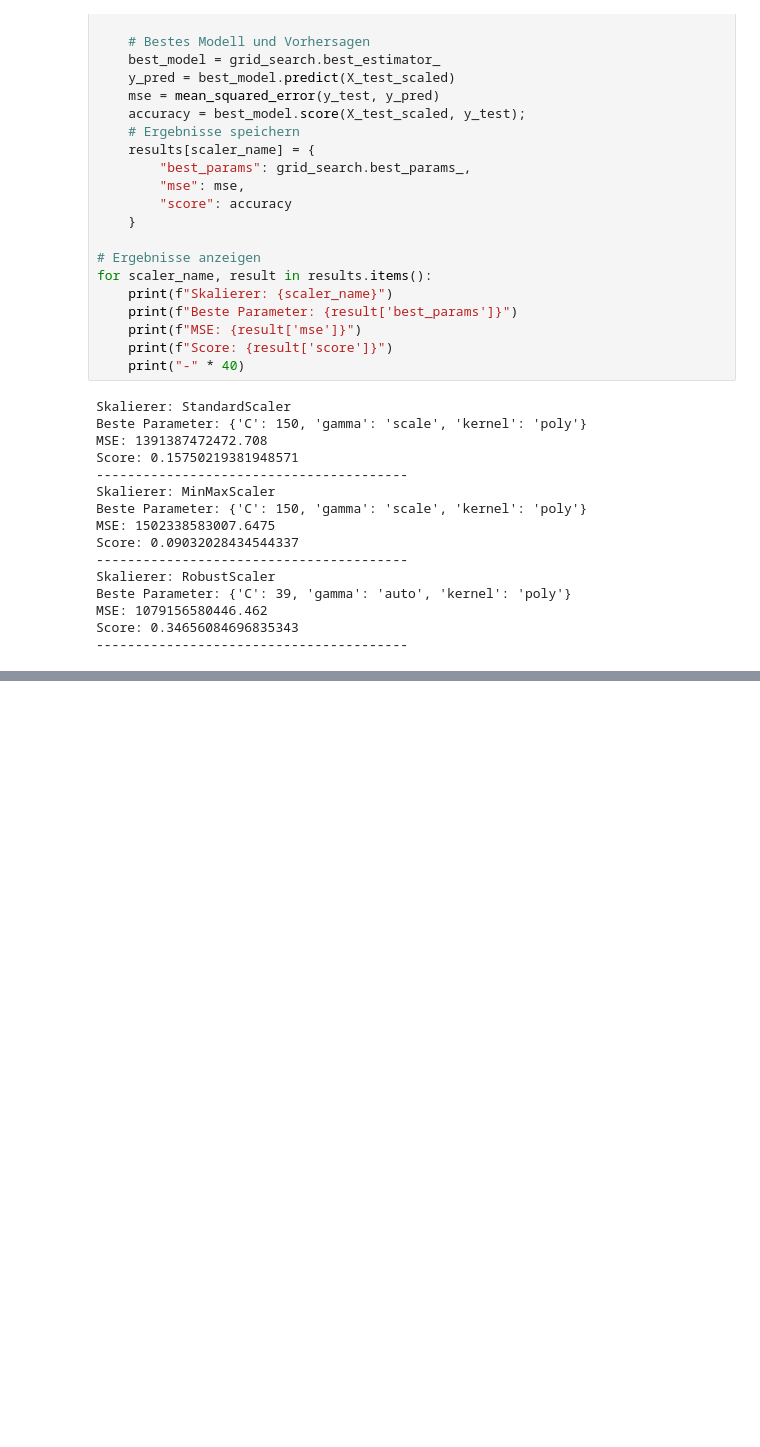
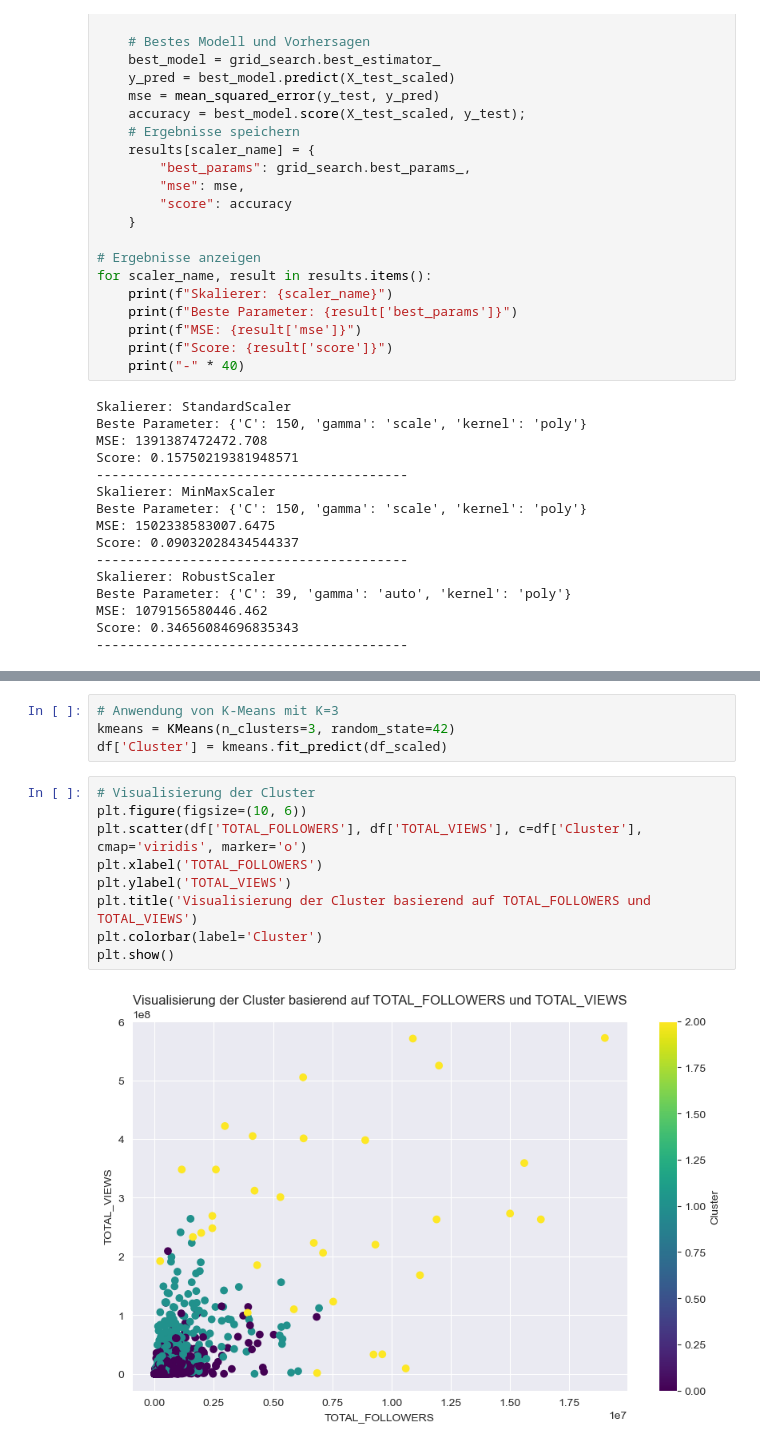
Before and after one commit to Simsi1837/ml-twitch, a Jupyter notebook: 001-twitchStreamers.ipynb, the cells around one changed output, grey strips where cells are left out. Saved outputs shown, nothing was run; the diff lists cells and outputs as text; blank space fills up the shorter version.

```diff
--- a/001-twitchStreamers.ipynb
+++ b/001-twitchStreamers.ipynb
@@ -457,0 +497,15 @@ Score: 0.34656084696835343
+# %%
+# Anwendung von K-Means mit K=3
+kmeans = KMeans(n_clusters=3, random_state=42)
+df['Cluster'] = kmeans.fit_predict(df_scaled)
+# %%
+# Visualisierung der Cluster
+plt.figure(figsize=(10, 6))
+plt.scatter(df['TOTAL_FOLLOWERS'], df['TOTAL_VIEWS'], c=df['Cluster'], cmap='viridis', marker='o')
+plt.xlabel('TOTAL_FOLLOWERS')
+plt.ylabel('TOTAL_VIEWS')
+plt.title('Visualisierung der Cluster basierend auf TOTAL_FOLLOWERS und TOTAL_VIEWS')
+plt.colorbar(label='Cluster')
+plt.show()
+# %% [output]
+[figure, added]
```
Also changed, not shown: parts of 3 cells of this notebook.
